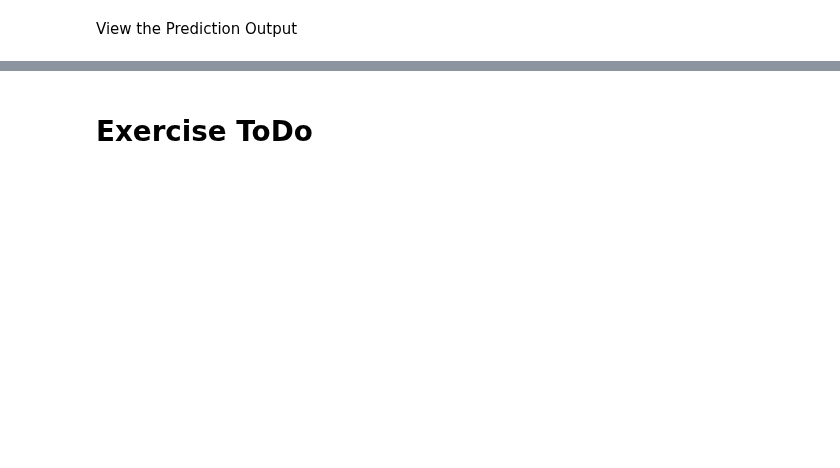
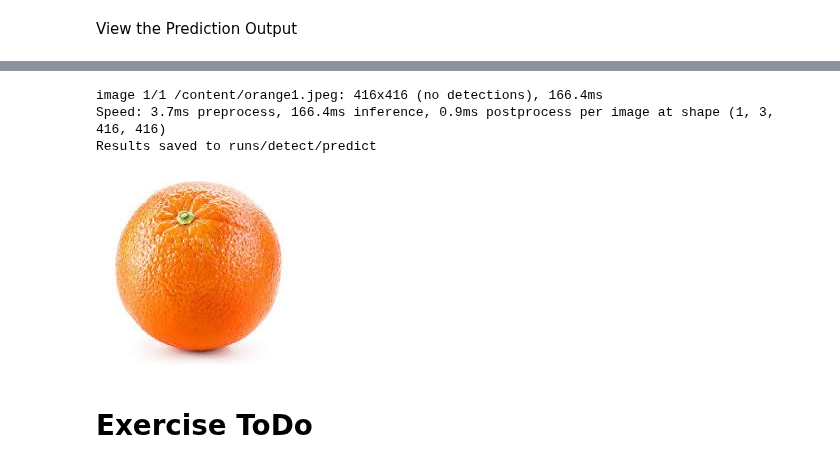
Before and after one commit to lovnishverma/Python-Getting-Started, a Jupyter notebook: Beginner_Object_Detection_with_YOLOv8_and_LabelImg.ipynb, the cells around one changed output, grey strips where cells are left out. Drawn from its saved outputs; the diff is of its cells as text; code cells hidden in the pictures; blank space fills up the shorter version.

```diff
--- a/Beginner_Object_Detection_with_YOLOv8_and_LabelImg.ipynb
+++ b/Beginner_Object_Detection_with_YOLOv8_and_LabelImg.ipynb
@@ -730,3 +732,21 @@ else:
+# %%
+results = model.predict(source="orange1.jpeg", conf=0.5, save=True)
+# %% [output]
+image 1/1 /content/orange1.jpeg: 416x416 (no detections), 166.4ms
+Speed: 3.7ms preprocess, 166.4ms inference, 0.9ms postprocess per image at shape (1, 3, 416, 416)
+Results saved to runs/detect/predict
+# %%
+import os
+from IPython.display import Image, display
+
+image_path = "runs/detect/predict/orange1.jpg"
+
+if os.path.exists(image_path):
+    display(Image(filename=image_path))
+else:
+    print("Image not found:", image_path)
+# %% [output]
+[figure, added]
 # %% [markdown]
 # Exercise ToDo
 # %% [markdown]
```
Also changed, not shown: parts of 9 cells of this notebook.
